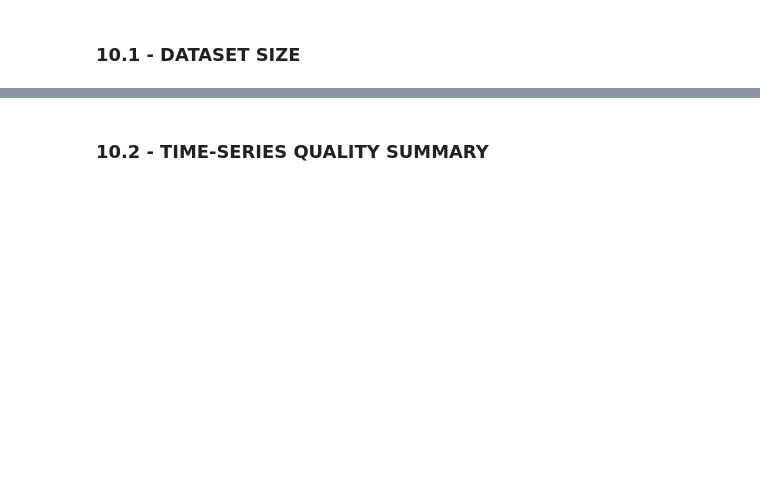
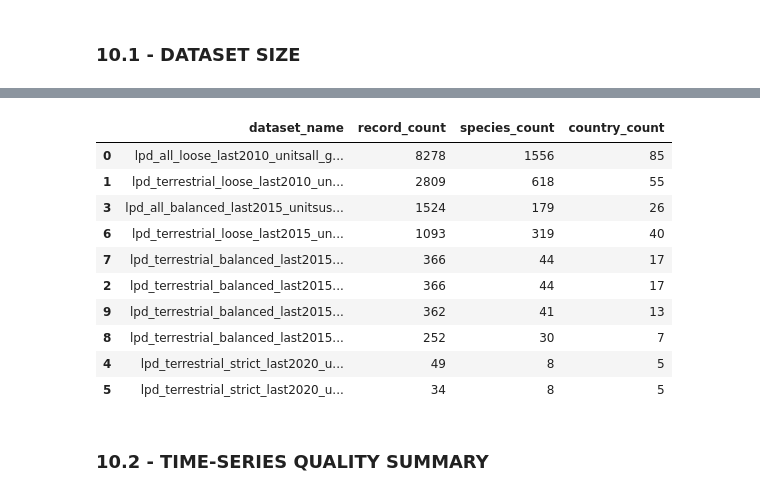
Before and after one commit to lukasbals/animal-diversity-prediction, a Jupyter notebook: notebooks/preprocessing_cleanup_enrico.ipynb, the cells around one changed output, grey strips where cells are left out. Saved outputs shown, nothing was run; the diff lists cells and outputs as text; code cells hidden in the pictures; blank space fills up the shorter version.

```diff
--- a/notebooks/preprocessing_cleanup_enrico.ipynb
+++ b/notebooks/preprocessing_cleanup_enrico.ipynb
@@ -3497,2 +3543,30 @@ For each exported dataset compute:
+# %%
+# 10.1 Dataset Size
+
+size_cols = [
+    "dataset_name",
+    "record_count",
+    "species_count",
+    "country_count"
+]
+
+size_validation = manifest_df[size_cols].sort_values(
+    by="record_count",
+    ascending=False
+)
+
+display(size_validation)
+# %% [output]
+|  | dataset_name | record_count | species_count | country_count |
+| 0 | lpd_all_loose_last2010_unitsall_g... | 8278 | 1556 | 85 |
+| 1 | lpd_terrestrial_loose_last2010_un... | 2809 | 618 | 55 |
+| 3 | lpd_all_balanced_last2015_unitsus... | 1524 | 179 | 26 |
+| 6 | lpd_terrestrial_loose_last2015_un... | 1093 | 319 | 40 |
+| 7 | lpd_terrestrial_balanced_last2015... | 366 | 44 | 17 |
+| 2 | lpd_terrestrial_balanced_last2015... | 366 | 44 | 17 |
+| 9 | lpd_terrestrial_balanced_last2015... | 362 | 41 | 13 |
+| 8 | lpd_terrestrial_balanced_last2015... | 252 | 30 | 7 |
+| 4 | lpd_terrestrial_strict_last2020_u... | 49 | 8 | 5 |
+| 5 | lpd_terrestrial_strict_last2020_u... | 34 | 8 | 5 |
 # %% [markdown]
 ### 10.2 - TIME-SERIES QUALITY SUMMARY
```
Also changed, not shown: parts of 26 cells of this notebook, 1 other file.
